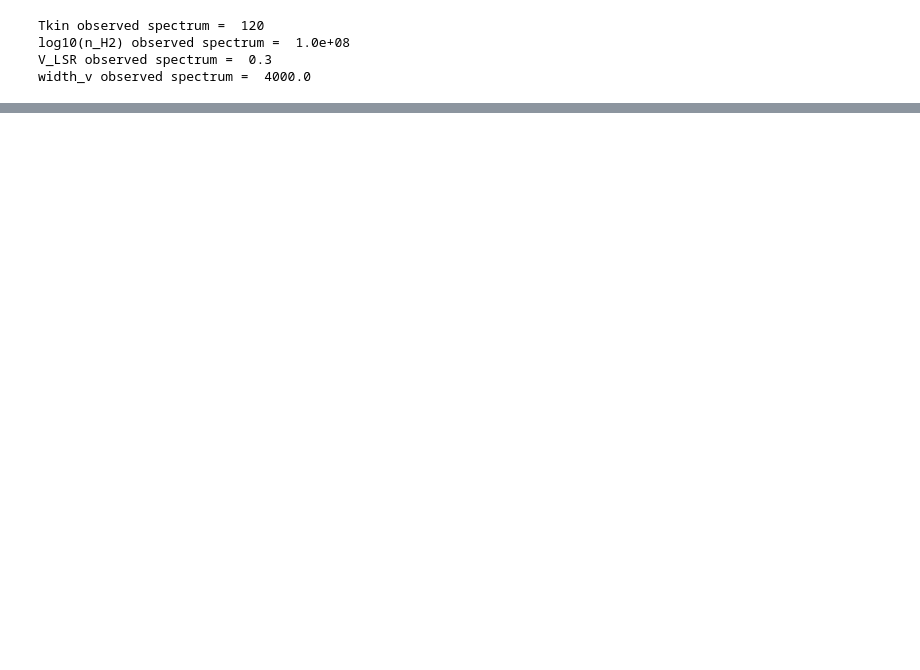
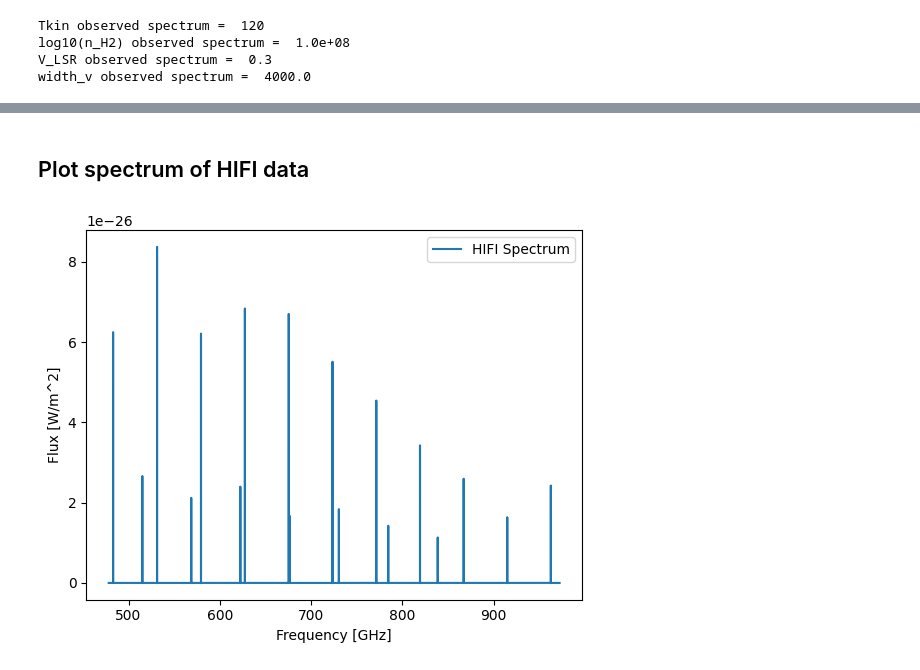
Before and after one commit to aleksej-rodano/phas0052_project, a Jupyter notebook: mcmc_and_radex.ipynb, the cells around one changed output, grey strips where cells are left out. Drawn from its saved outputs; the diff is of its cells as text; code cells hidden in the pictures; blank space fills up the shorter version.

Commit message:
first draft for implementing MCMC on HIFI data

```diff
--- a/mcmc_and_radex.ipynb
+++ b/mcmc_and_radex.ipynb
@@ -28,7 +31,7 @@ import sys
 # ============================
 
 # Path to the molecular data file (CH3OH from the LAMDA database)
-datafilepath_methanol = r"C:\Users\alios\OneDrive - University College London\Desktop\UCL\Year3\group project\codes\e_ch3oh.dat"
+datafilepath_methanol = r"C:\Users\alios\OneDrive - University College London\Desktop\UCL\Year3\group project\codes\a_ch3oh.dat"
 
 data_methanol = LAMDA_file.read(datafilepath_methanol, read_frequencies=False)
 
@@ -414,0 +495,53 @@ width_v observed spectrum =  4000.0
+# %%
+# name relevant columns as variables
+Vo = dataframe_filtered["Vo(km/s)"]
+deltaVo = dataframe_filtered["deltaVo"]
+
+FWHM = dataframe_filtered["FWHM_G(km/s)"]
+deltaFWHM = dataframe_filtered["deltaFWHM_G"]
+
+To = dataframe_filtered["Int[K]"]
+deltaTo = dataframe_filtered["deltaInt"]
+
+nu_hifi_mhz = dataframe_filtered["FitFreq.(Mhz)"]
+
+
+v_ranges = [np.linspace(V0 - 3 * (fwhm / (2 * np.sqrt(np.log(4)))), V0 + 3 * (fwhm / (2 * np.sqrt(np.log(4)))), 1000) for V0, fwhm in zip(Vo, FWHM)]
+# %% [markdown]
+## Plot spectrum of HIFI data
+# %%
+# convert v0 to frequency Hz
+nu_hifi = nu_hifi_mhz * 1e6
+
+# width in frequency space
+fwhm_hifi = nu_hifi * (FWHM * 1000 / constants.c)
+
+# compute and store fluxes for all data points
+fluxes_jansky = [flux(V0, fwhm, T0, v_range) for V0, fwhm, T0, v_range in zip(Vo, fwhm_hifi, To, v_ranges)]
+
+
+# convert flux from Jansky to watts per square meter
+fluxes = fluxes_jansky * np.array(1e-26)
+
+# generate frequency space
+x = np.linspace(min(nu_hifi) * 0.99, max(nu_hifi) * 1.01, int(1e5))
+
+# Define parameters for the HIFI data
+params_hifi = []
+for i in range(len(nu_hifi)):
+    params_hifi.extend([fluxes[i], nu_hifi[i], fwhm_hifi[i]])
+
+# Generate the spectrum
+spectrum_hifi = model_spectrum(x, params_hifi)
+
+noise_hifi_flux = 0.0005 * np.max(spectrum_hifi)
+
+# Plot the spectrum
+fig, ax = plt.subplots()
+plt.plot(x / constants.giga, spectrum_hifi, label="HIFI Spectrum")
+plt.xlabel("Frequency [GHz]")
+plt.ylabel(r"Flux [W/m^2]")
+plt.legend()
+plt.show()
+# %% [output]
+[figure, added]
```
Also changed, not shown: parts of 9 cells of this notebook, 1 other file.
